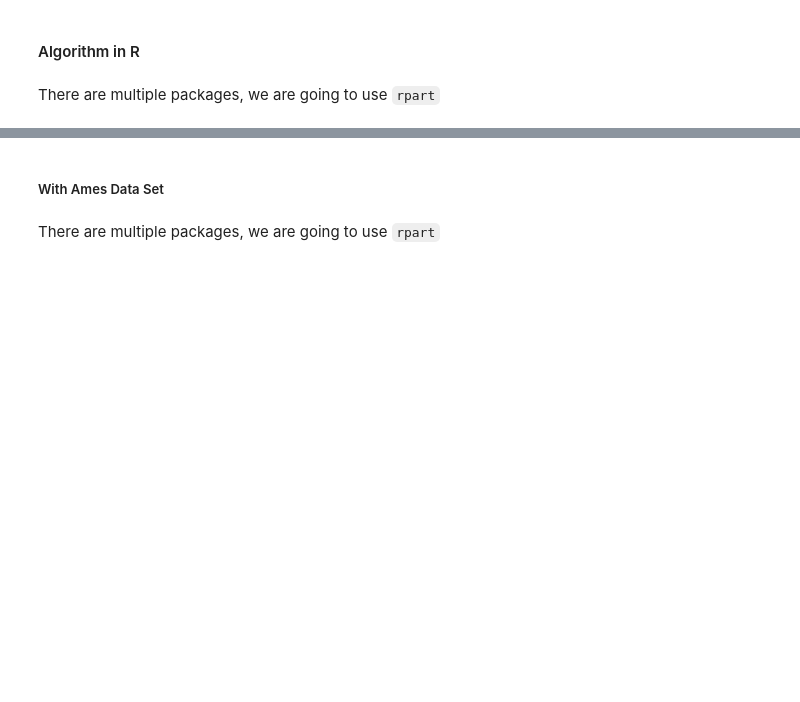
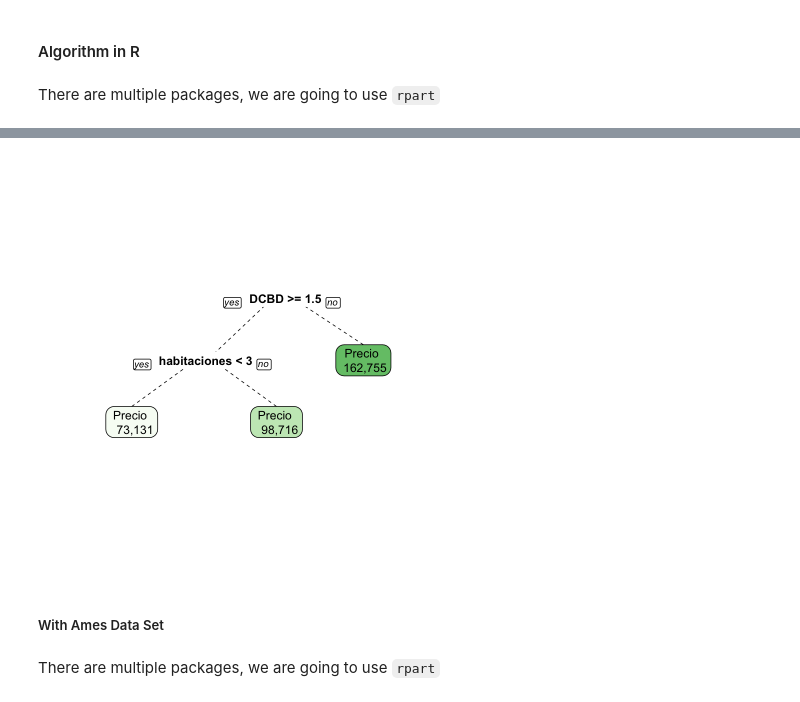
Before and after one commit to chernan77/BDML_202302, a Jupyter notebook: Lecture06/Notebook_SS06_arboles_bosques.ipynb, the cells around one changed output, grey strips where cells are left out. Drawn from its saved outputs; the diff is of its cells as text; code cells hidden in the pictures; blank space fills up the shorter version.

```diff
--- a/Lecture06/Notebook_SS06_arboles_bosques.ipynb
+++ b/Lecture06/Notebook_SS06_arboles_bosques.ipynb
@@ -123,6 +147,6 @@ There are multiple packages, we are going to use `rpart`
 # %%
 p_load("rpart")
 # %%
-mytree<-rpart(log(price)~DCBD+habitaciones,data=db)
+mytree<-rpart(price~DCBD+habitaciones,data=db)
 # %%
 mytree
@@ -132,7 +169,9 @@ text(mytree)
 # %%
 p_load("rpart.plot")
 
-prp(mytree, under = TRUE, branch.lty = 2, yesno = 2, faclen = 0, varlen=15,tweak=1.2,clip.facs= TRUE,box.palette = "Greens",compress=TRUE,ycompress = TRUE,node.fun=function(x, labs, digits, varlen) paste("Precio \n", format(round(exp(mytree$frame$yval), 0), nsmall=0, big.mark=",")))
+prp(mytree, under = TRUE, branch.lty = 2, yesno = 2, faclen = 0, varlen=15,tweak=1.2,clip.facs= TRUE,box.palette = "Greens",compress=TRUE,ycompress = TRUE,node.fun=function(x, labs, digits, varlen) paste("Precio \n", format(round(mytree$frame$yval, 0), nsmall=0, big.mark=",")))
+# %% [output]
+[figure, added]
 # %%
 mytree_full<-rpart(log(price)~DCBD+habitaciones,data=db,cp=-1)
 # %%
```
Also changed, not shown: parts of 64 cells of this notebook.
